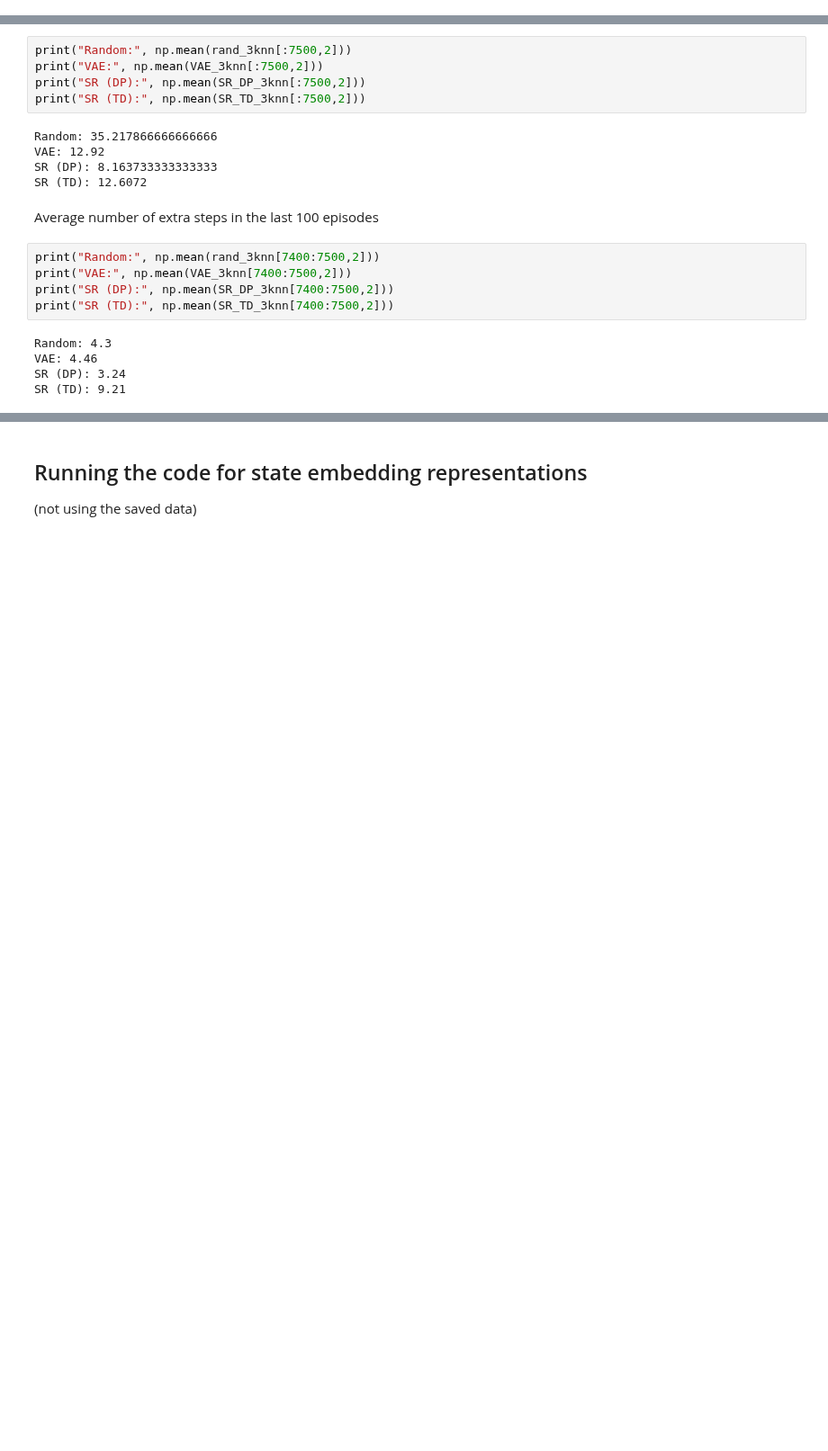
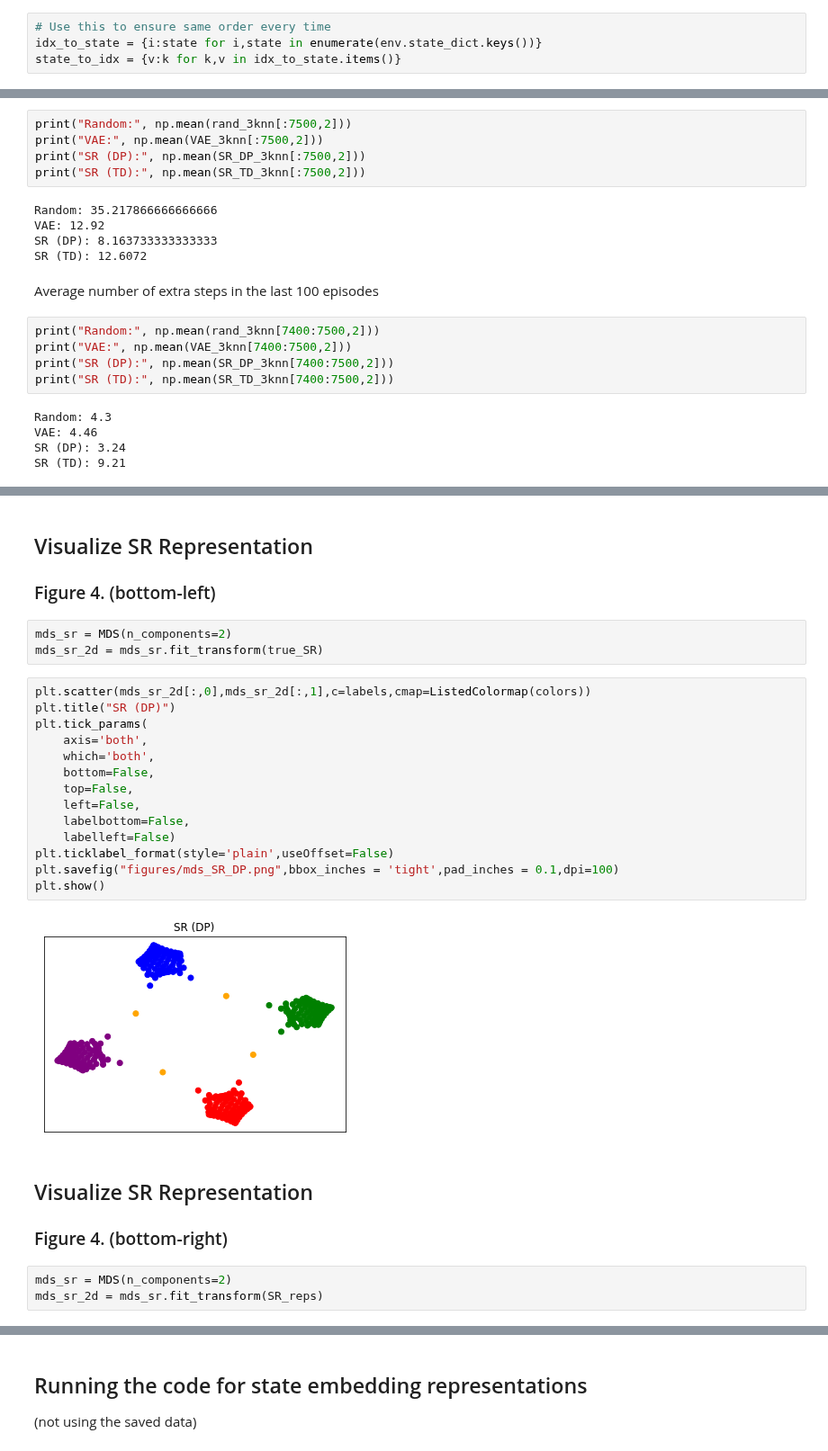
Before and after one commit to MaryZolfaghar/PredictiveEpisodicControl, a Jupyter notebook: Results.ipynb, the cells around one changed output, grey strips where cells are left out. Shown at 90% size. Drawn from its saved outputs; the diff is of its cells as text; blank space fills up the shorter version.

```diff
--- a/Results.ipynb
+++ b/Results.ipynb
@@ -28,0 +35,4 @@ plt.show()
+# %%
+# Use this to ensure same order every time
+idx_to_state = {i:state for i,state in enumerate(env.state_dict.keys())}
+state_to_idx = {v:k for k,v in idx_to_state.items()}
@@ -259,0 +244,28 @@ SR (TD): 9.21
+# %% [markdown]
+## Visualize SR Representation
+### Figure 4. (bottom-left)
+# %%
+mds_sr = MDS(n_components=2)
+mds_sr_2d = mds_sr.fit_transform(true_SR)
+# %%
+plt.scatter(mds_sr_2d[:,0],mds_sr_2d[:,1],c=labels,cmap=ListedColormap(colors))
+plt.title("SR (DP)")
+plt.tick_params(
+    axis='both',
+    which='both',
+    bottom=False,
+    top=False,
+    left=False,
+    labelbottom=False,
+    labelleft=False)
+plt.ticklabel_format(style='plain',useOffset=False)
+plt.savefig("figures/mds_SR_DP.png",bbox_inches = 'tight',pad_inches = 0.1,dpi=100)
+plt.show()
+# %% [output]
+[figure, added]
+# %% [markdown]
+## Visualize SR Representation
+### Figure 4. (bottom-right)
+# %%
+mds_sr = MDS(n_components=2)
+mds_sr_2d = mds_sr.fit_transform(SR_reps)
```
Also changed, not shown: parts of 76 cells of this notebook, 7 other files.
